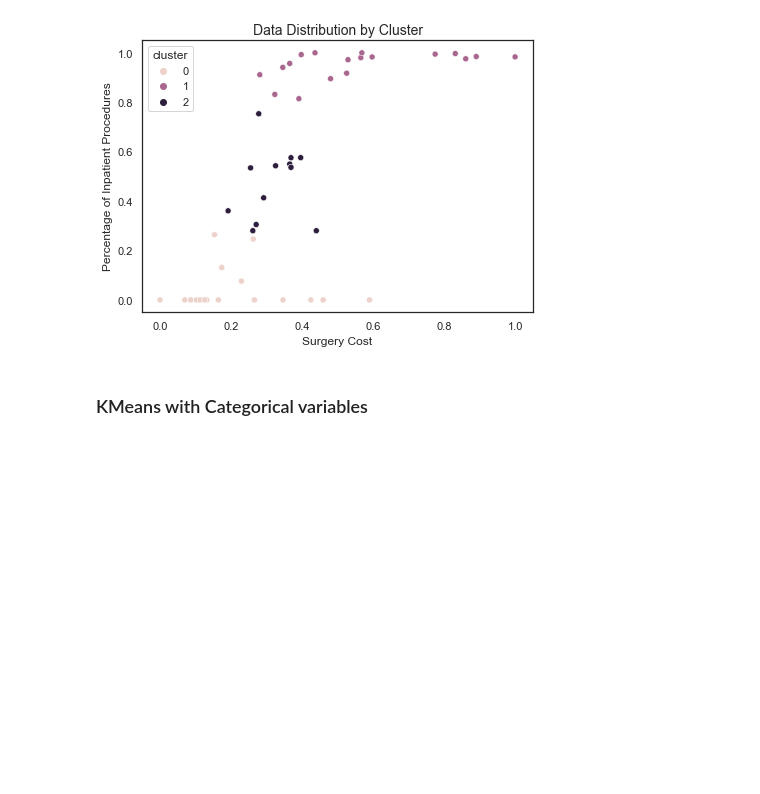
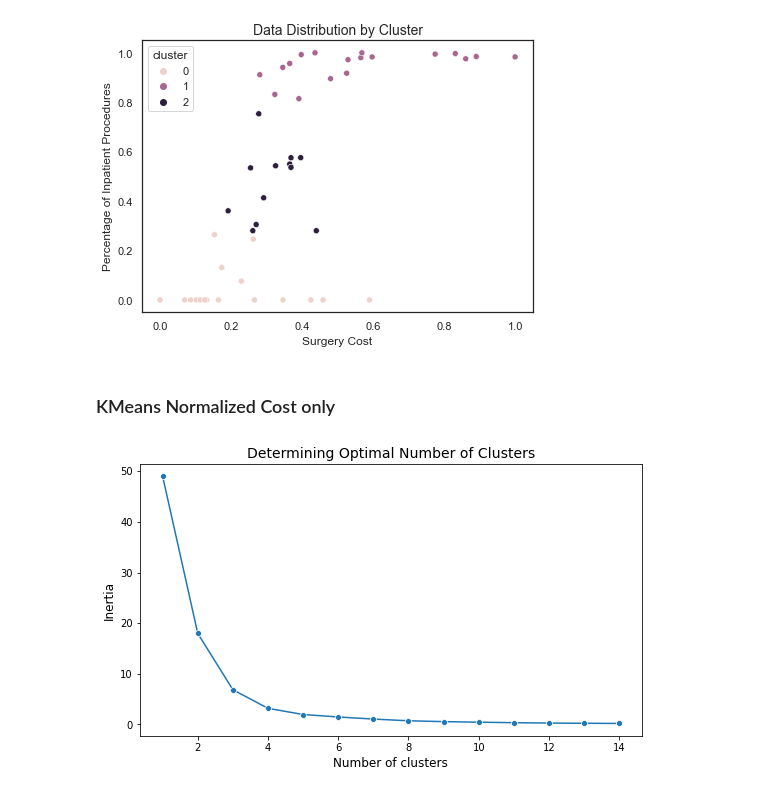
Before and after one commit to Shruti-Kaushal/Prediction-of-commercial-insurance-payments-for-surgical-procedure-using-DataRobot, a Jupyter notebook: Clustering.ipynb, the cells around one changed output. Saved outputs shown, nothing was run; the diff lists cells and outputs as text; code cells hidden in the pictures; blank space fills up the shorter version.

Commit message:
clustering on normalized cost

```diff
--- a/Clustering.ipynb
+++ b/Clustering.ipynb
@@ -419,7 +419,7 @@ plt.show()
 p_cluster_df[['group','cluster']].to_csv(path+'/Kmeans_clusters/partial_standardized_clusters.csv', \
                                          index=False)
 # %% [markdown]
-### KMeans with Categorical variables
+### KMeans Normalized Cost only
 # %%
 group_temp = group_df.copy()
 
@@ -427,3 +427,29 @@ group_temp = group_df.copy()
 duplicated_index = \
 group_temp[(group_temp.group == 'lung ablation')&(group_temp.phy_spec == 'HOSPITALIST (HOS)')].index
 group_temp.drop(duplicated_index, inplace = True)
+
+group_temp = group_temp[['group','pat_cost']]
+# %%
+s = StandardScaler()
+norm_cost = s.fit_transform(np.array(group_temp['pat_cost']).reshape(-1,1)).reshape(1,-1)[0]
+group_temp['norm_pat_cost'] = norm_cost
+# %%
+# finding optimal number of clusters
+
+X_cost = group_temp[['norm_pat_cost']].values
+num_clusters = np.arange(1,15)
+inertia = []
+for num in num_clusters:
+    model = KMeans(n_clusters = num, n_init = 500).fit(X_cost)
+    inertia.append(model.inertia_)
+
+%matplotlib inline
+plt.figure(figsize = (9,5))
+sns.lineplot(x = num_clusters, y = inertia, marker = 'o')
+plt.xlabel('Number of clusters', fontsize = 12)
+plt.ylabel('Inertia', fontsize = 12)
+plt.title('Determining Optimal Number of Clusters', fontsize = 14)
+# plt.savefig(path+'/figures/kmeans_optimal_clusters.png', bbox_inches = 'tight')
+plt.show()
+# %% [output]
+[figure, added]
```
Also changed, not shown: parts of 5 cells of this notebook, 3 other files.
